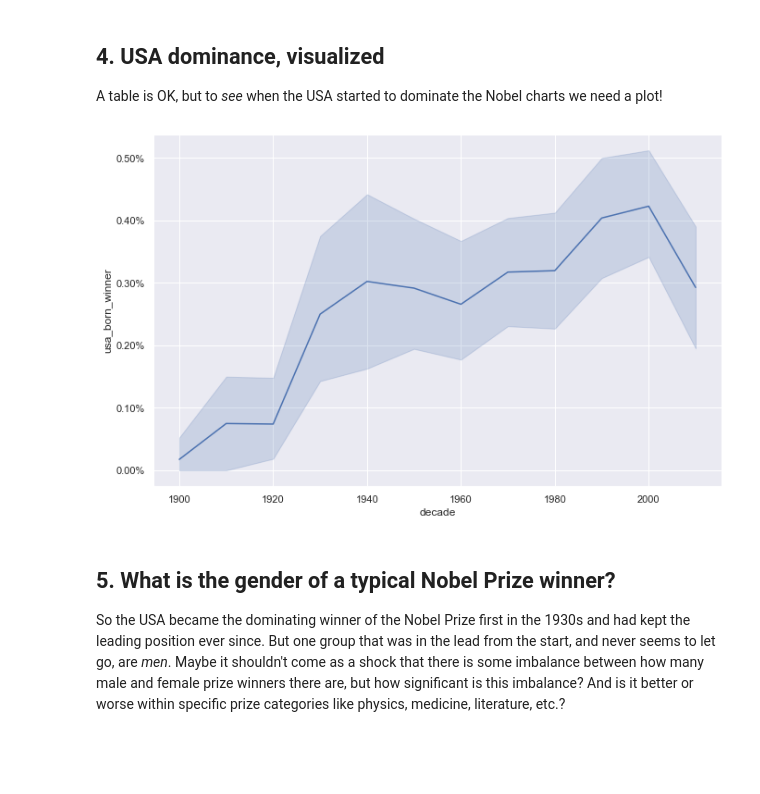
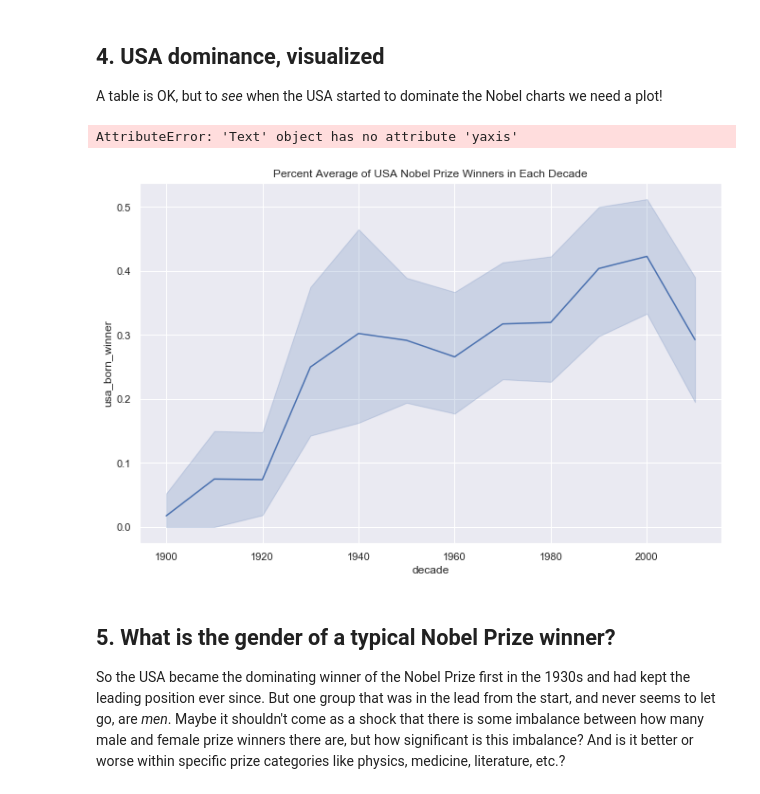
Before and after one commit to ashkmason/datacamp.projects, a Jupyter notebook: a_visual_history_of_nobel_prize_winners/notebook.ipynb, the cells around one changed output. Saved outputs shown, nothing was run; the diff lists cells and outputs as text; code cells hidden in the pictures; blank space fills up the shorter version.

```diff
--- a/a_visual_history_of_nobel_prize_winners/notebook.ipynb
+++ b/a_visual_history_of_nobel_prize_winners/notebook.ipynb
@@ -84,18 +84,19 @@ display(prop_usa_winners)
 # %%
 # Setting the plotting theme
 sns.set()
 # and setting the size of all plots.
 import matplotlib.pyplot as plt
 plt.rcParams['figure.figsize'] = [11, 7]
 
 # Plotting USA born winners
-ax = sns.lineplot(x=nobel["decade"], y=nobel["usa_born_winner"])
+ax = sns.lineplot(x=nobel["decade"], y=nobel["usa_born_winner"]).set_title('Percent Average of USA Nobel Prize Winners in Each Decade')
 
 # Adding %-formatting to the y-axis
 from matplotlib.ticker import PercentFormatter
 ax.yaxis.set_major_formatter(PercentFormatter())
 # %% [output]
+AttributeError: 'Text' object has no attribute 'yaxis'
-[figure, old version]
+[figure, new version]
 # %% [markdown]
 ## 5. What is the gender of a typical Nobel Prize winner?
 <p>So the USA became the dominating winner of the Nobel Prize first in the 1930s and had kept the leading position ever since. But one group that was in the lead from the start, and never seems to let go, are <em>men</em>. Maybe it shouldn't come as a shock that there is some imbalance between how many male and female prize winners there are, but how significant is this imbalance? And is it better or worse within specific prize categories like physics, medicine, literature, etc.?</p>
```
Also changed, not shown: parts of 5 cells of this notebook, 1 other file.
